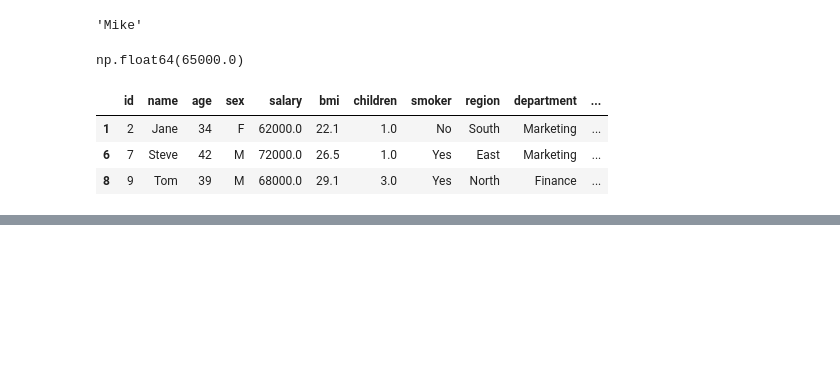
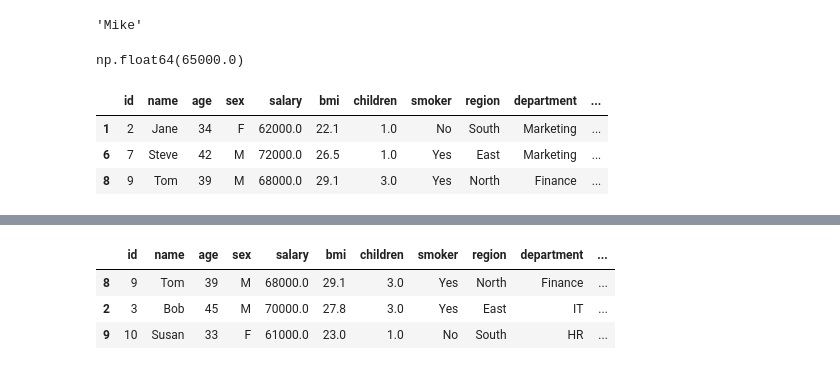
Before and after one commit to Md-Maruf-1727/LearningPractices, a Jupyter notebook: Pandas/Pandas5.ipynb, the cells around one changed output, grey strips where cells are left out. Cells and saved outputs as stored; diff of their text form; code cells hidden in the pictures; blank space fills up the shorter version.

```diff
--- a/Pandas/Pandas5.ipynb
+++ b/Pandas/Pandas5.ipynb
@@ -417,0 +427,8 @@ main_data1.sample(frac=0.5)
+# %%
+#একই row একাধিকবার আসতে পারবে কি না (True বা False)
+main_data1.sample(3, replace=False)
+# %% [output]
+|  | id | name | age | sex | salary | bmi | children | smoker | region | department | ... |
+| 8 | 9 | Tom | 39 | M | 68000.0 | 29.1 | 3.0 | Yes | North | Finance | ... |
+| 2 | 3 | Bob | 45 | M | 70000.0 | 27.8 | 3.0 | Yes | East | IT | ... |
+| 9 | 10 | Susan | 33 | F | 61000.0 | 23.0 | 1.0 | No | South | HR | ... |
```
Also changed, not shown: parts of 4 cells of this notebook.
